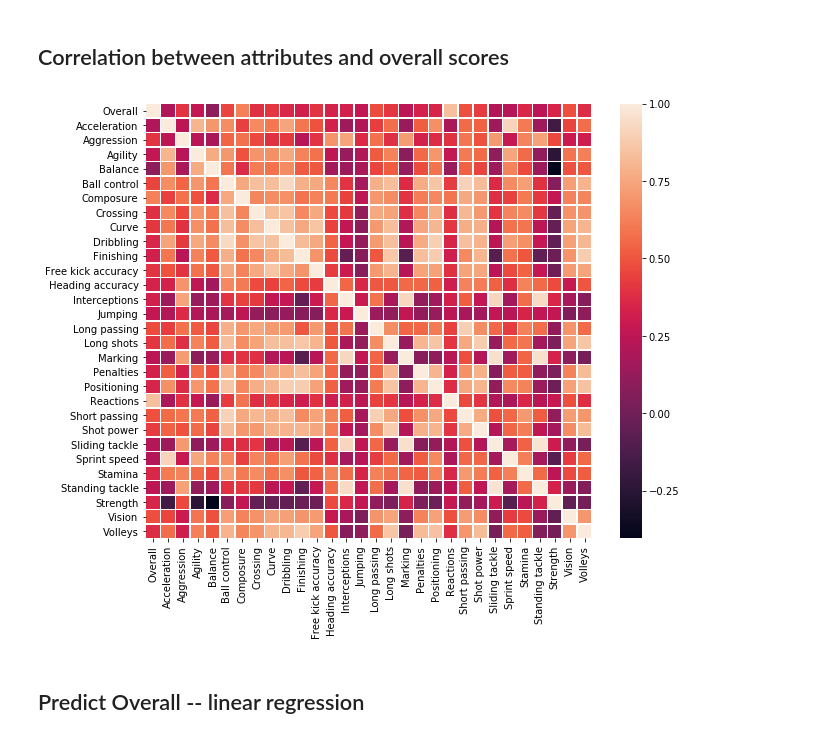
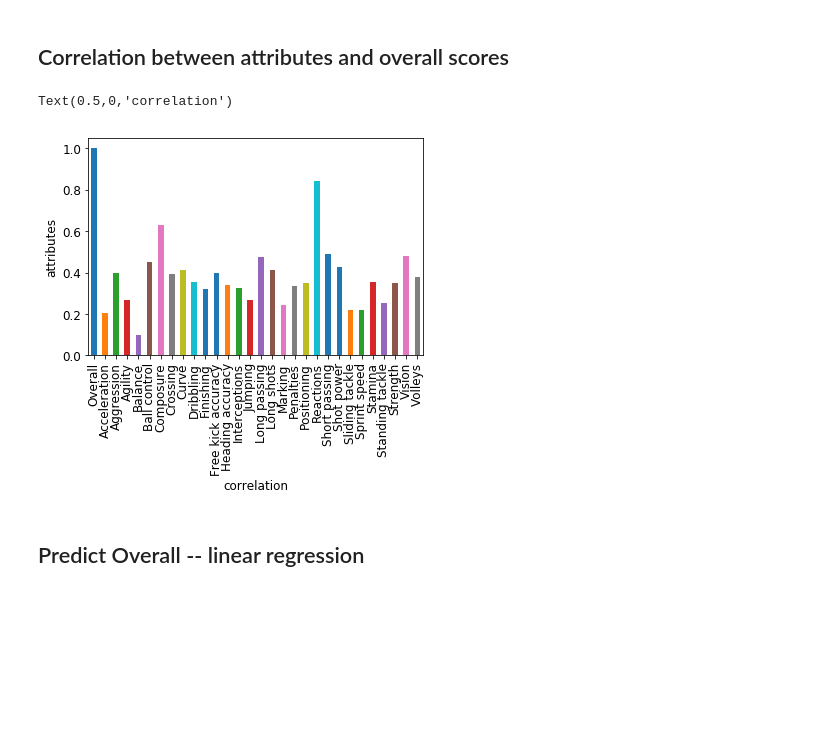
Before and after one commit to zhennongchen/ECE225A, a Jupyter notebook: FIFAstatistics.ipynb, the cells around one changed output. Cells and saved outputs as stored; diff of their text form; code cells hidden in the pictures; blank space fills up the shorter version.

Commit message:
attributes

```diff
--- a/FIFAstatistics.ipynb
+++ b/FIFAstatistics.ipynb
@@ -228,12 +228,17 @@ plt.savefig('overall score distribution gaussian fitted.pdf',bbox_inches = 'tigh
 # %%
 attributes=np.concatenate([np.array([29]),np.arange(0,29)])
 df_performance=df.iloc[:,attributes]
 corr=df_performance.corr()
-fig,ax=plt.subplots(figsize=(10,8))
-sns.heatmap(corr,linewidths=.5,ax=ax)
-plt.savefig('correlation of attributes.pdf',bbox_inches = 'tight')
+overall_corr=corr.iloc[0,:]
+overall_corr.plot.bar(fontsize=12)
+plt.ylabel("attributes",fontsize=12)
+plt.xlabel("correlation",fontsize=12)
+##fig,ax=plt.subplots(figsize=(10,8))
+##sns.heatmap(corr,linewidths=.5,ax=ax)
+##plt.savefig('correlation of attributes.pdf',bbox_inches = 'tight')
 # %% [output]
+Text(0.5,0,'correlation')
-[figure, old version]
+[figure, new version]
 # %% [markdown]
 ## Predict Overall -- linear regression
 # %%
```
Also changed, not shown: 1 other file.
